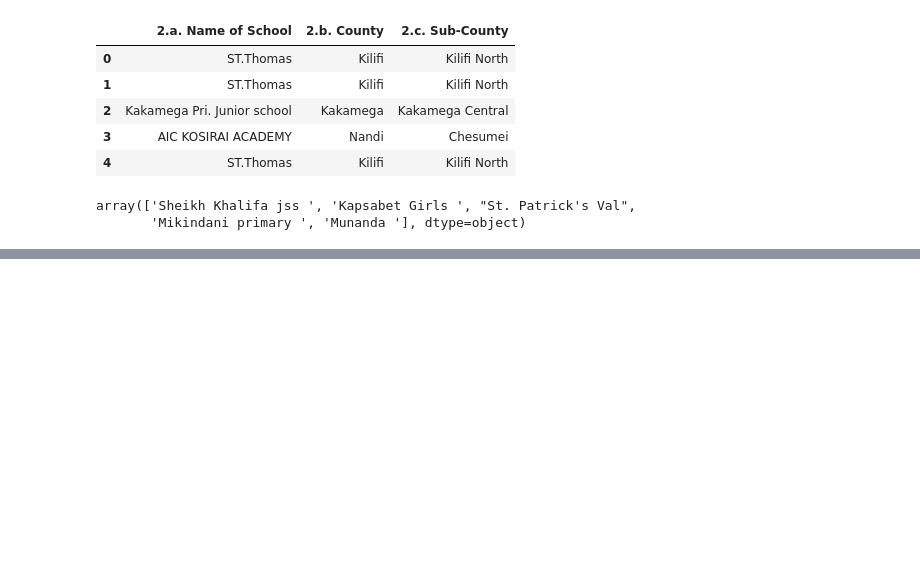
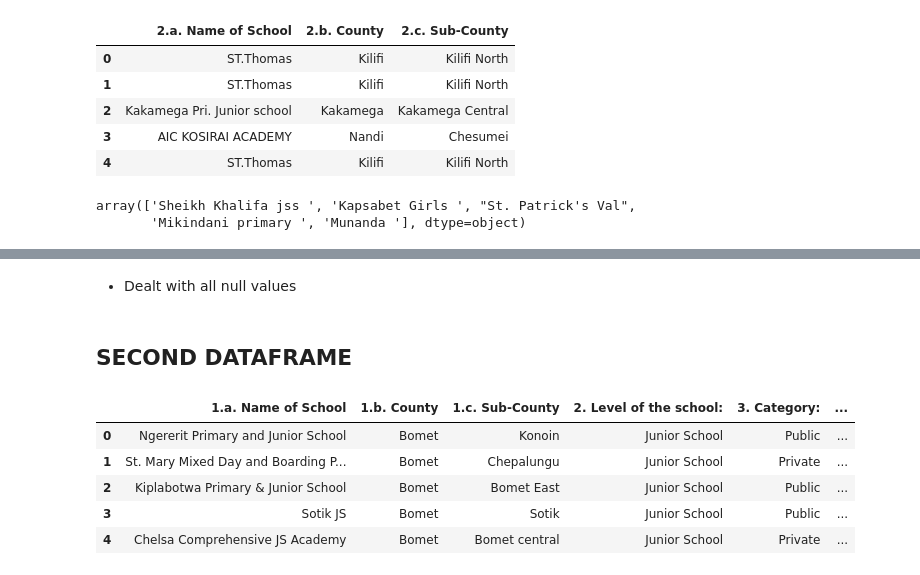
Before and after one commit to davidmasai/kenya-stem-digital-efficacy, a Jupyter notebook: Kenya_stem_digital_efficacy.ipynb, the cells around one changed output, grey strips where cells are left out. Saved outputs shown, nothing was run; the diff lists cells and outputs as text; code cells hidden in the pictures; blank space fills up the shorter version.

```diff
--- a/Kenya_stem_digital_efficacy.ipynb
+++ b/Kenya_stem_digital_efficacy.ipynb
@@ -203,0 +320,2 @@ for school in schools:
+# %% [markdown]
+- Dealt with all null values
@@ -203,0 +327,11 @@ for school in schools:
+# %% [markdown]
+## SECOND DATAFRAME
+# %%
+js1.head()
+# %% [output]
+|  | 1.a. Name of School | 1.b. County | 1.c. Sub-County | 2. Level of the school: | 3. Category: | ... |
+| 0 | Ngererit Primary and Junior School | Bomet | Konoin | Junior School | Public | ... |
+| 1 | St. Mary Mixed Day and Boarding P... | Bomet | Chepalungu | Junior School | Private | ... |
+| 2 | Kiplabotwa Primary & Junior School | Bomet | Bomet East | Junior School | Public | ... |
+| 3 | Sotik JS | Bomet | Sotik | Junior School | Public | ... |
+| 4 | Chelsa Comprehensive JS Academy | Bomet | Bomet central | Junior School | Private | ... |
```
Also changed, not shown: parts of 53 cells of this notebook.
